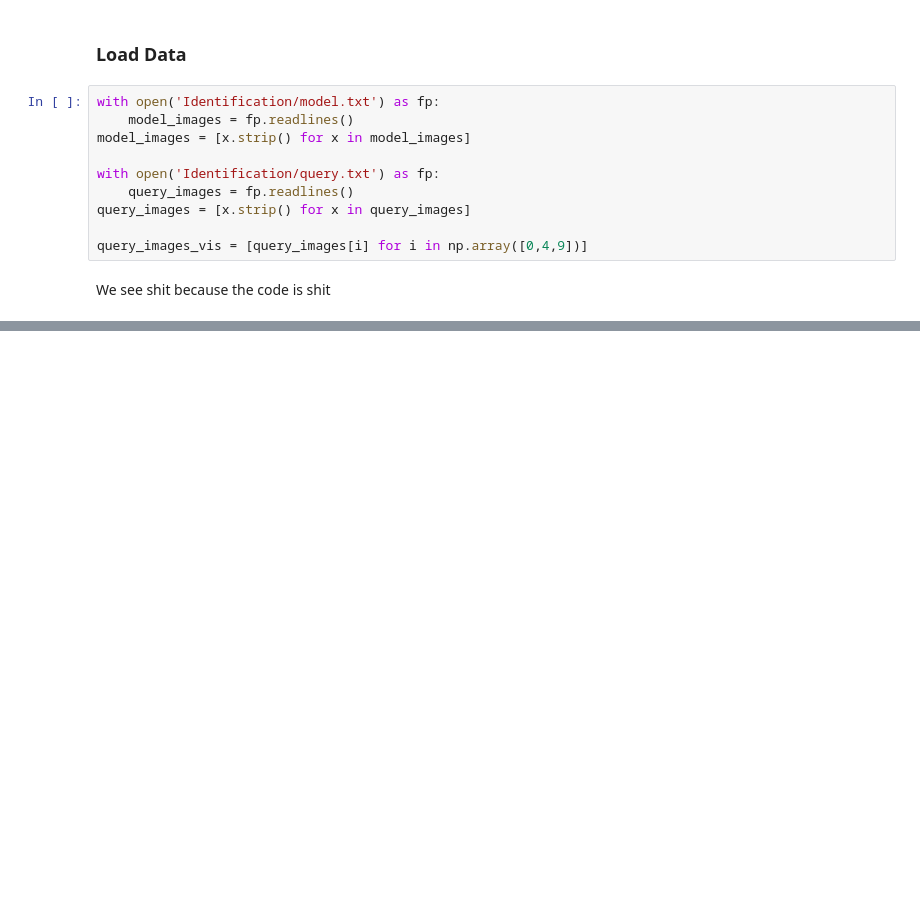
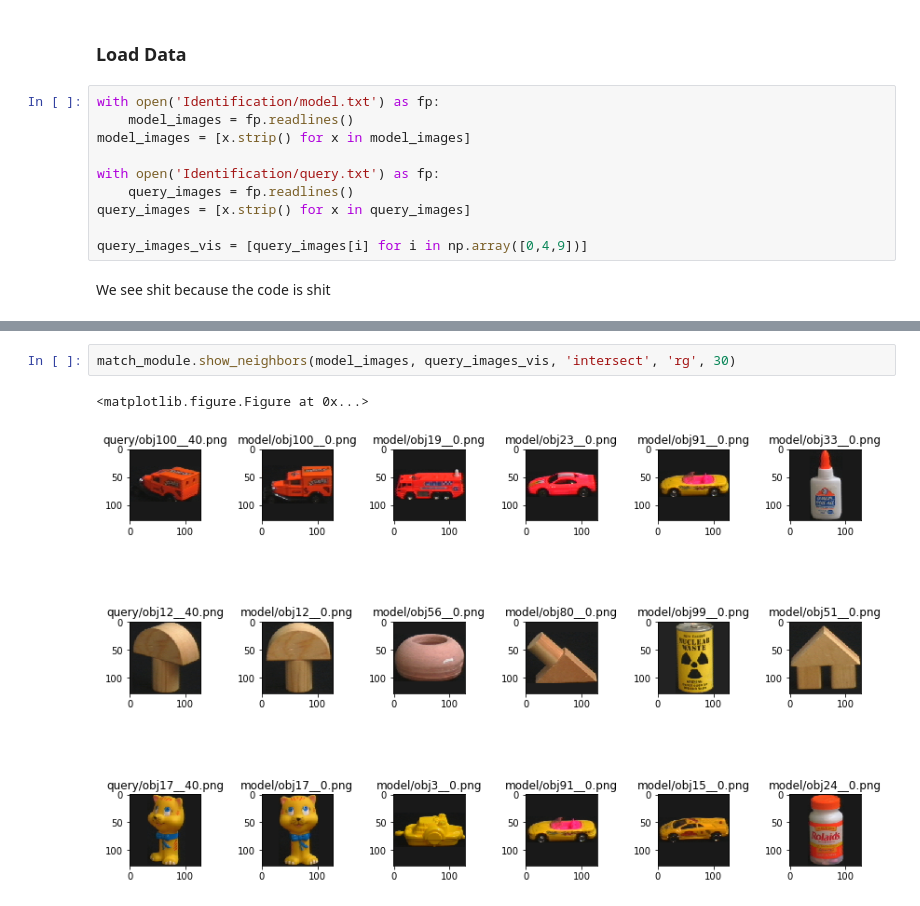
Before and after one commit to FDS-group/Homework_1, a Jupyter notebook: Report.ipynb, the cells around one changed output, grey strips where cells are left out. Saved outputs shown, nothing was run; the diff lists cells and outputs as text; blank space fills up the shorter version.

```diff
--- a/Report.ipynb
+++ b/Report.ipynb
@@ -40 +46,6 @@ dkjbsjdg
+# %%
+match_module.show_neighbors(model_images, query_images_vis, 'intersect', 'rg', 30)
+# %% [output]
+<matplotlib.figure.Figure at 0x...>
+[figure, added]
 # %%
```
Also changed, not shown: parts of 42 cells of this notebook, 6 other files.
